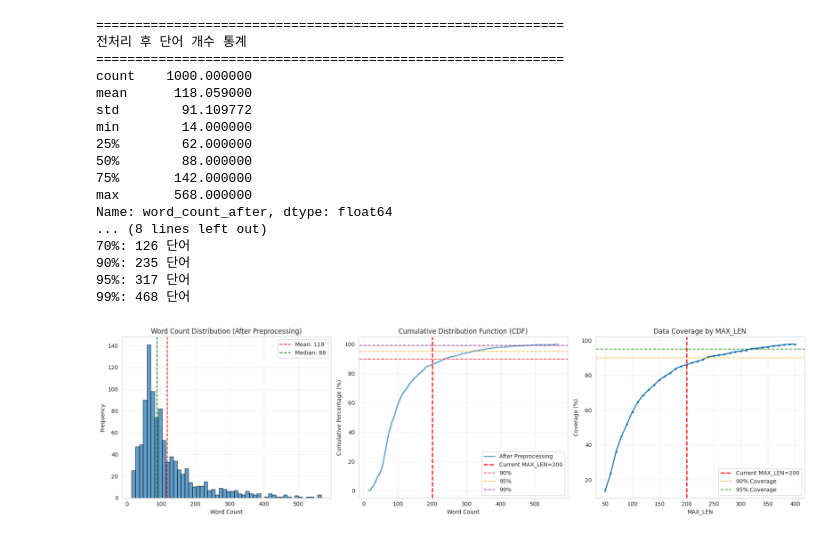
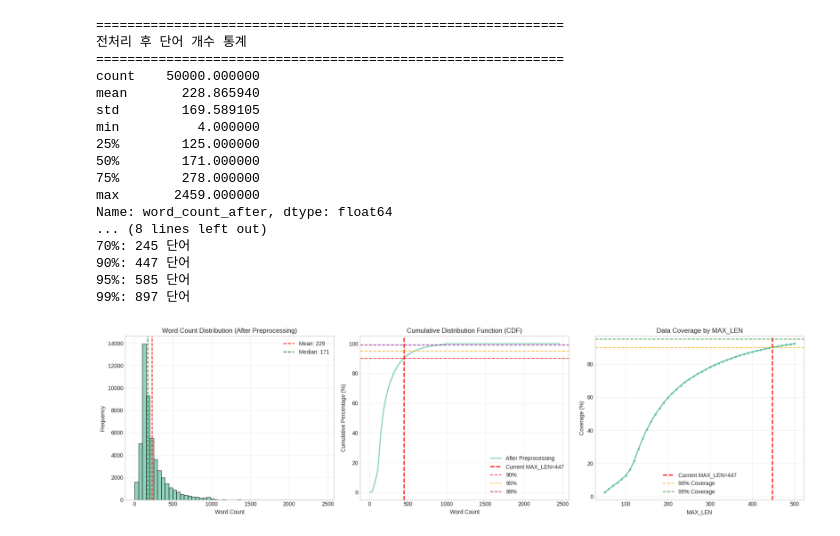
Before and after one commit to cmj7271/machine-learning-team-project, a Jupyter notebook: EDA_NEW.ipynb, the cells around one changed output. Drawn from its saved outputs; the diff is of its cells as text; code cells hidden in the pictures.

```diff
--- a/EDA_NEW.ipynb
+++ b/EDA_NEW.ipynb
@@ -1,14 +1,12 @@
 # %%
 # 전역 변수 설정
-DATA_SIZE=1000
-VOCAB_SIZE = 10000  # 단어 사전 크기
-MAX_LEN = 200       # 패딩할 최대 문장 길이
+VOCAB_SIZE = 44851  # 단어 사전 크기
+MAX_LEN = 447       # 패딩할 최대 문장 길이
 # %%
 import pandas as pd
 
 df = pd.read_csv("/content/IMDB Dataset.csv") # https://www.kaggle.com/datasets/lakshmi25npathi/imdb-dataset-of-50k-movie-reviews
-df = df.sample(n=DATA_SIZE, random_state=42).reset_index() # 랜덤 1000개 추출
-df = df.drop("index", axis=1)
+
 
 print("=" * 60)
 print("IMDB Data Set")
@@ -70,32 +67,0 @@ I really liked this Summerslam due to the look of the arena, the curtains and ju
-# %%
-# 불용어 제거
-import nltk
-from nltk.corpus import stopwords
-
-nltk.download('stopwords')
-
-# 영어 불용어 리스트 로드
-stop_words = set(stopwords.words('english'))
-
-# 텍스트 정제 및 불용어 제거를 한 번에 처리하는 함수
-def clean_and_remove_stopwords(text):
-
-    # 소문자 변환 및 정제 (알파벳, 공백, '만 남김)
-    text = text.lower()
-    text = re.sub(r'[^a-z\s\']', '', text)
-
-    # 토큰화 (띄어쓰기 기준)
-    tokens = text.split()
-
-    # 불용어 제거
-    filtered_tokens = [word for word in tokens if word not in stop_words]
-
-    # 다시 하나의 문자열로 합치기
-    return ' '.join(filtered_tokens)
-
-print("전처리 시작...")
-df['review_cleaned'] = df['review'].apply(clean_and_remove_stopwords)
-
-print("전처리 완료.")
-print("\n--- 전처리 후 샘플 ---")
-print(df['review'][0])
@@ -110,6 +68,6 @@ I really liked this Summerslam due to the look of the arena, the curtains and ju
 # %%
 # 전처리 후 단어 개수 계산
-df['word_count_after'] = df['review_cleaned'].apply(lambda x: len(x.split()))
+df['word_count_after'] = df['review'].apply(lambda x: len(x.split()))
 
 print("=" * 60)
 print("전처리 후 단어 개수 통계")
@@ -127,20 +85,20 @@ for p in percentiles:
 ============================================================
 전처리 후 단어 개수 통계
 ============================================================
-count    1000.000000
-mean      118.059000
-std        91.109772
-min        14.000000
-25%        62.000000
-50%        88.000000
-75%       142.000000
-max       568.000000
+count    50000.000000
+mean       228.865940
+std        169.589105
+min          4.000000
+25%        125.000000
+50%        171.000000
+75%        278.000000
+max       2459.000000
 Name: word_count_after, dtype: float64
 ... (8 lines left out)
-70%: 126 단어
-90%: 235 단어
-95%: 317 단어
-99%: 468 단어
+70%: 245 단어
+90%: 447 단어
+95%: 585 단어
+99%: 897 단어
 # %%
 import matplotlib.pyplot as plt
 
@@ -166,35 +124,35 @@ cumulative = np.arange(1, len(sorted_after) + 1) / len(sorted_after) * 100
 axes[1].plot(sorted_after, cumulative, linewidth=2, label='After Preprocessing', alpha=0.7)
 axes[1].axvline(MAX_LEN, color='r', linestyle='--', linewidth=2, label=f'Current MAX_LEN={MAX_LEN}')
 axes[1].axhline(90, color='r', linestyle='--', alpha=0.7, label='90%')
 axes[1].axhline(95, color='orange', linestyle='--', alpha=0.7, label='95%')
 axes[1].axhline(99, color='purple', linestyle='--', alpha=0.7, label='99%')
 axes[1].set_xlabel('Word Count')
 axes[1].set_ylabel('Cumulative Percentage (%)')
 axes[1].set_title('Cumulative Distribution Function (CDF)')
 axes[1].legend()
 axes[1].grid(True, alpha=0.3)
 
 # 3. 커버리지 분석
 truncation_rates = []
-max_len_candidates = range(50, 401, 10)
+max_len_candidates = range(50, 501, 10)
 for max_len in max_len_candidates:
     coverage = (df['word_count_after'] <= max_len).sum() / len(df) * 100
     truncation_rates.append(coverage)
 
 axes[2].plot(max_len_candidates, truncation_rates, linewidth=2, marker='o', markersize=3)
 axes[2].axvline(MAX_LEN, color='r', linestyle='--', linewidth=2, label=f'Current MAX_LEN={MAX_LEN}')
 axes[2].axhline(90, color='orange', linestyle='--', alpha=0.7, label='90% Coverage')
 axes[2].axhline(95, color='green', linestyle='--', alpha=0.7, label='95% Coverage')
 axes[2].set_xlabel('MAX_LEN')
 axes[2].set_ylabel('Coverage (%)')
 axes[2].set_title('Data Coverage by MAX_LEN')
 axes[2].legend()
 axes[2].grid(True, alpha=0.3)
 
 plt.tight_layout()
 plt.show()
 # %% [output]
-[figure, old version]
+[figure, new version]
 # %% [markdown]
 ## MAX_LEN 설정을 위한 EDA
 1. MAX_LEN을 너무 짧게 설정하면 중요한 정보가 손실됨
```
Also changed, not shown: parts of 8 cells of this notebook.
